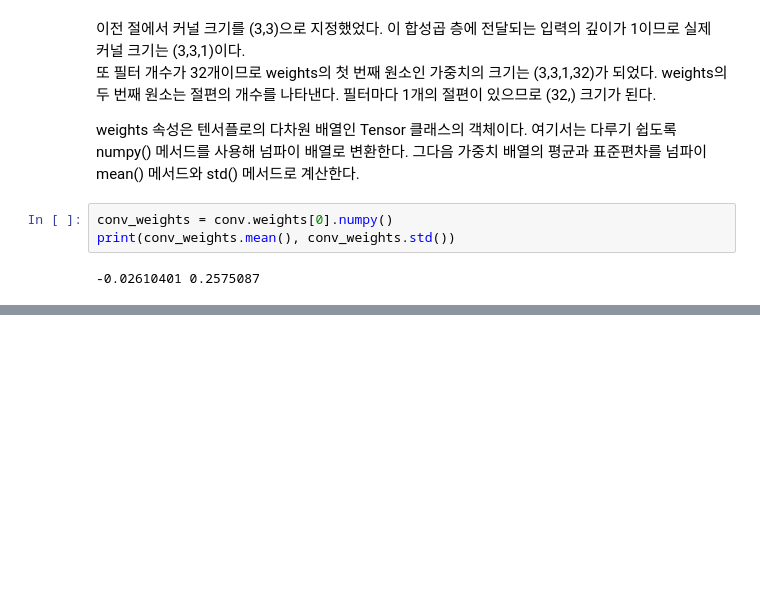
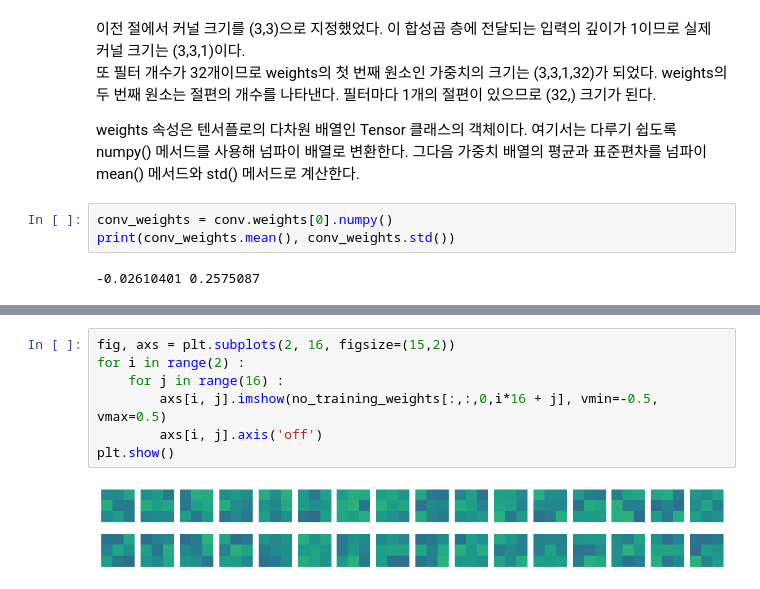
Before and after one commit to MALLANGCOW/MALLANGCOW.github.io, a Jupyter notebook: 08-3_Visualization_Of_Convolutional_Neural_Network.ipynb, the cells around one changed output, grey strips where cells are left out. Saved outputs shown, nothing was run; the diff lists cells and outputs as text; blank space fills up the shorter version.

```diff
--- a/08-3_Visualization_Of_Convolutional_Neural_Network.ipynb
+++ b/08-3_Visualization_Of_Convolutional_Neural_Network.ipynb
@@ -60,0 +129,9 @@ print(conv_weights.mean(), conv_weights.std())
+# %%
+fig, axs = plt.subplots(2, 16, figsize=(15,2))
+for i in range(2) :
+    for j in range(16) :
+        axs[i, j].imshow(no_training_weights[:,:,0,i*16 + j], vmin=-0.5, vmax=0.5)
+        axs[i, j].axis('off')
+plt.show()
+# %% [output]
+[figure, added]
```
Also changed, not shown: parts of 40 cells of this notebook, 1 other file.
